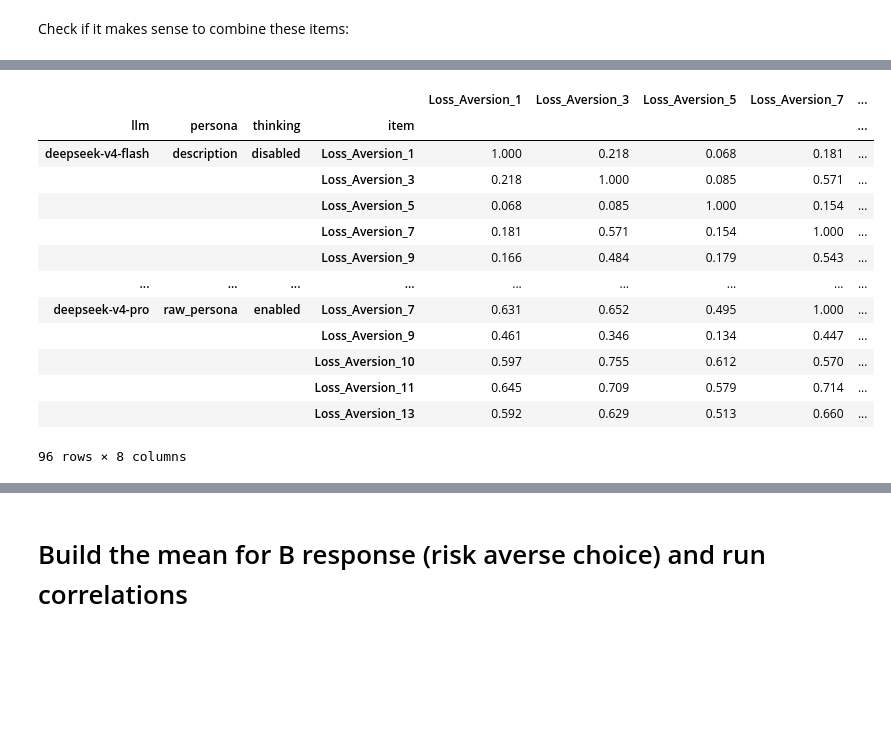
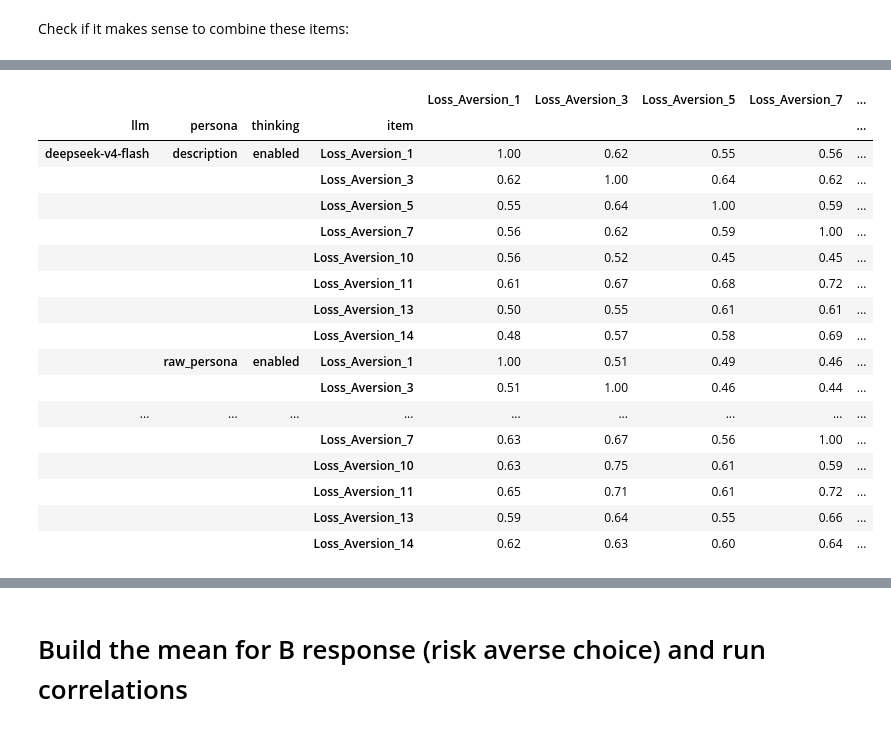
Before and after one commit to DanielSchipfer/The-Parrot-in-the-Machine-Simulating-Human-Behavior-with-Large-Language-Models, a Jupyter notebook: code/evaluation/risk_aversion_evaluation.ipynb, the cells around one changed output, grey strips where cells are left out. Drawn from its saved outputs; the diff is of its cells as text; code cells hidden in the pictures; blank space fills up the shorter version.

```diff
--- a/code/evaluation/risk_aversion_evaluation.ipynb
+++ b/code/evaluation/risk_aversion_evaluation.ipynb
@@ -1129,24 +1119,4 @@ Check if it makes sense to combine these items:
 # %%
-df = pd.read_csv("../generated_data/loss_aversion_results_cleaned.csv")
-cols = [c for c in df.columns if c.startswith("Loss_Aversion_")]
-
-for col in cols:
-    df.loc[~df[col].isin(["A", "B"]), col] = pd.NA
-
-df = df.dropna(subset=cols).copy()
-
-
-loss_cols = [
-    "Loss_Aversion_1",
-    "Loss_Aversion_3",
-    "Loss_Aversion_5",
-    "Loss_Aversion_7",
-    "Loss_Aversion_9",
-    "Loss_Aversion_10",
-    "Loss_Aversion_11",
-    "Loss_Aversion_13"
-]
-
 alpha_results = []
 
 for (llm, persona, thinking), group in df.groupby(["llm", "persona", "thinking"]):
@@ -1176,6 +1146,6 @@ for (llm, persona, thinking), group in df.groupby(["llm", "persona", "thinking"]
     alpha_results.append(result)
 
 alpha_df = pd.DataFrame(alpha_results)
-alpha_df.round(3)
+alpha_df.round(2)
 # %% [output]
 |  | llm | persona | thinking | cronbach_alpha | alpha_without_Loss_Aversion_1 | alpha_without_Loss_Aversion_3 | ... |
@@ -1194,35 +1164,42 @@ alpha_df.round(3)
 # %%
 # check item intercorrelations within each condition
+valid_condition = df[(df["thinking"] == "enabled") & ((df["persona"] != "no_persona"))].copy()
+
 corr_matrices = []
-for (llm, persona, thinking), group in df.groupby(["llm", "persona", "thinking"]):
 
-    items = group[loss_cols].replace({
+for (llm, persona, thinking), condition in valid_condition.groupby(["llm", "persona", "thinking"]):
+
+    items = condition[loss_cols].replace({
         "A": 0,
         "B": 1
     }).astype(float)
 
     corr = items.corr()
     corr.index = pd.MultiIndex.from_product(
         [[llm], [persona], [thinking], corr.index],
         names=["llm", "persona", "thinking", "item"]
     )
 
     corr_matrices.append(corr)
 
 corr_df = pd.concat(corr_matrices)
-corr_df.round(3)
+corr_df.round(2)
 # %% [output]
 |  |  |  |  | Loss_Aversion_1 | Loss_Aversion_3 | Loss_Aversion_5 | Loss_Aversion_7 | ... |
 | llm | persona | thinking | item |  |  |  |  | ... |
-| deepseek-v4-flash | description | disabled | Loss_Aversion_1 | 1.000 | 0.218 | 0.068 | 0.181 | ... |
-|  |  |  | Loss_Aversion_3 | 0.218 | 1.000 | 0.085 | 0.571 | ... |
-|  |  |  | Loss_Aversion_5 | 0.068 | 0.085 | 1.000 | 0.154 | ... |
-|  |  |  | Loss_Aversion_7 | 0.181 | 0.571 | 0.154 | 1.000 | ... |
-|  |  |  | Loss_Aversion_9 | 0.166 | 0.484 | 0.179 | 0.543 | ... |
+| deepseek-v4-flash | description | enabled | Loss_Aversion_1 | 1.00 | 0.62 | 0.55 | 0.56 | ... |
+|  |  |  | Loss_Aversion_3 | 0.62 | 1.00 | 0.64 | 0.62 | ... |
+|  |  |  | Loss_Aversion_5 | 0.55 | 0.64 | 1.00 | 0.59 | ... |
+|  |  |  | Loss_Aversion_7 | 0.56 | 0.62 | 0.59 | 1.00 | ... |
+|  |  |  | Loss_Aversion_10 | 0.56 | 0.52 | 0.45 | 0.45 | ... |
+|  |  |  | Loss_Aversion_11 | 0.61 | 0.67 | 0.68 | 0.72 | ... |
+|  |  |  | Loss_Aversion_13 | 0.50 | 0.55 | 0.61 | 0.61 | ... |
+|  |  |  | Loss_Aversion_14 | 0.48 | 0.57 | 0.58 | 0.69 | ... |
+|  | raw_persona | enabled | Loss_Aversion_1 | 1.00 | 0.51 | 0.49 | 0.46 | ... |
+|  |  |  | Loss_Aversion_3 | 0.51 | 1.00 | 0.46 | 0.44 | ... |
 | ... | ... | ... | ... | ... | ... | ... | ... | ... |
-| deepseek-v4-pro | raw_persona | enabled | Loss_Aversion_7 | 0.631 | 0.652 | 0.495 | 1.000 | ... |
-|  |  |  | Loss_Aversion_9 | 0.461 | 0.346 | 0.134 | 0.447 | ... |
-|  |  |  | Loss_Aversion_10 | 0.597 | 0.755 | 0.612 | 0.570 | ... |
-|  |  |  | Loss_Aversion_11 | 0.645 | 0.709 | 0.579 | 0.714 | ... |
-|  |  |  | Loss_Aversion_13 | 0.592 | 0.629 | 0.513 | 0.660 | ... |
+|  |  |  | Loss_Aversion_7 | 0.63 | 0.67 | 0.56 | 1.00 | ... |
+|  |  |  | Loss_Aversion_10 | 0.63 | 0.75 | 0.61 | 0.59 | ... |
+|  |  |  | Loss_Aversion_11 | 0.65 | 0.71 | 0.61 | 0.72 | ... |
+|  |  |  | Loss_Aversion_13 | 0.59 | 0.64 | 0.55 | 0.66 | ... |
+|  |  |  | Loss_Aversion_14 | 0.62 | 0.63 | 0.60 | 0.64 | ... |
-96 rows × 8 columns
```
Also changed, not shown: parts of 19 cells of this notebook.
